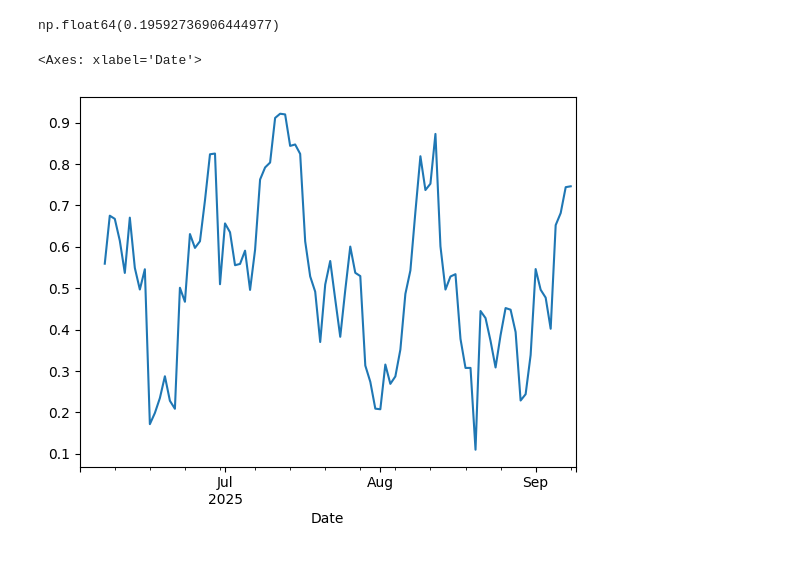
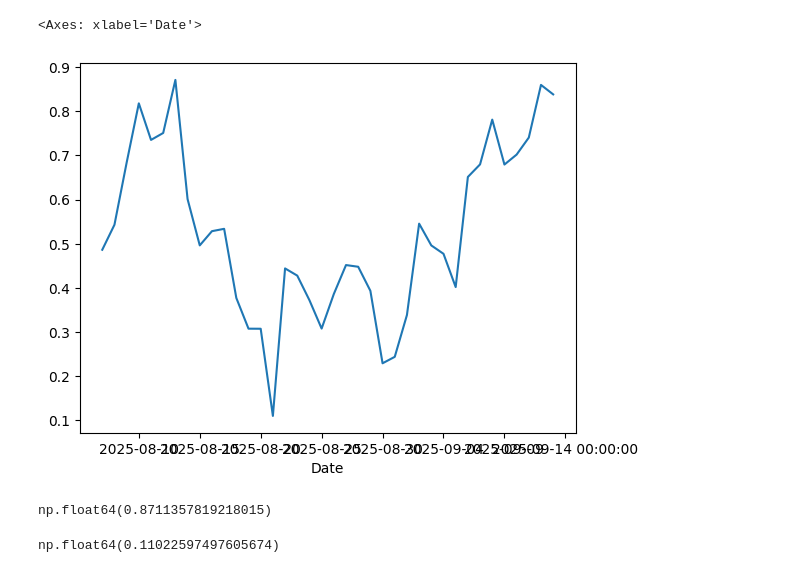
Before and after one commit to nafissaad/Tutorial1, a Jupyter notebook: Tutorial/My projects/My Portfolio/Untitled1.ipynb, the cells around one changed output. Drawn from its saved outputs; the diff is of its cells as text; code cells hidden in the pictures.

```diff
--- a/Tutorial/My projects/My Portfolio/Untitled1.ipynb
+++ b/Tutorial/My projects/My Portfolio/Untitled1.ipynb
@@ -101,9 +79,13 @@ df.tail(6)
 # %%
-df['Positions'].std()#-6---+.tail(50).plot()
+x['Positions'].plot()
 # %% [output]
-np.float64(0.19592736906444977)
+<Axes: xlabel='Date'>
+[figure, added]
 # %%
-df['Positions'].tail(100).plot()
+x['Positions'].max()#.tail(100).plot()
 # %% [output]
-<Axes: xlabel='Date'>
+np.float64(0.8711357819218015)
-[figure, removed]
+# %%
+x['Positions'].min()
+# %% [output]
+np.float64(0.11022597497605674)
```
Also changed, not shown: parts of 10 cells of this notebook.
